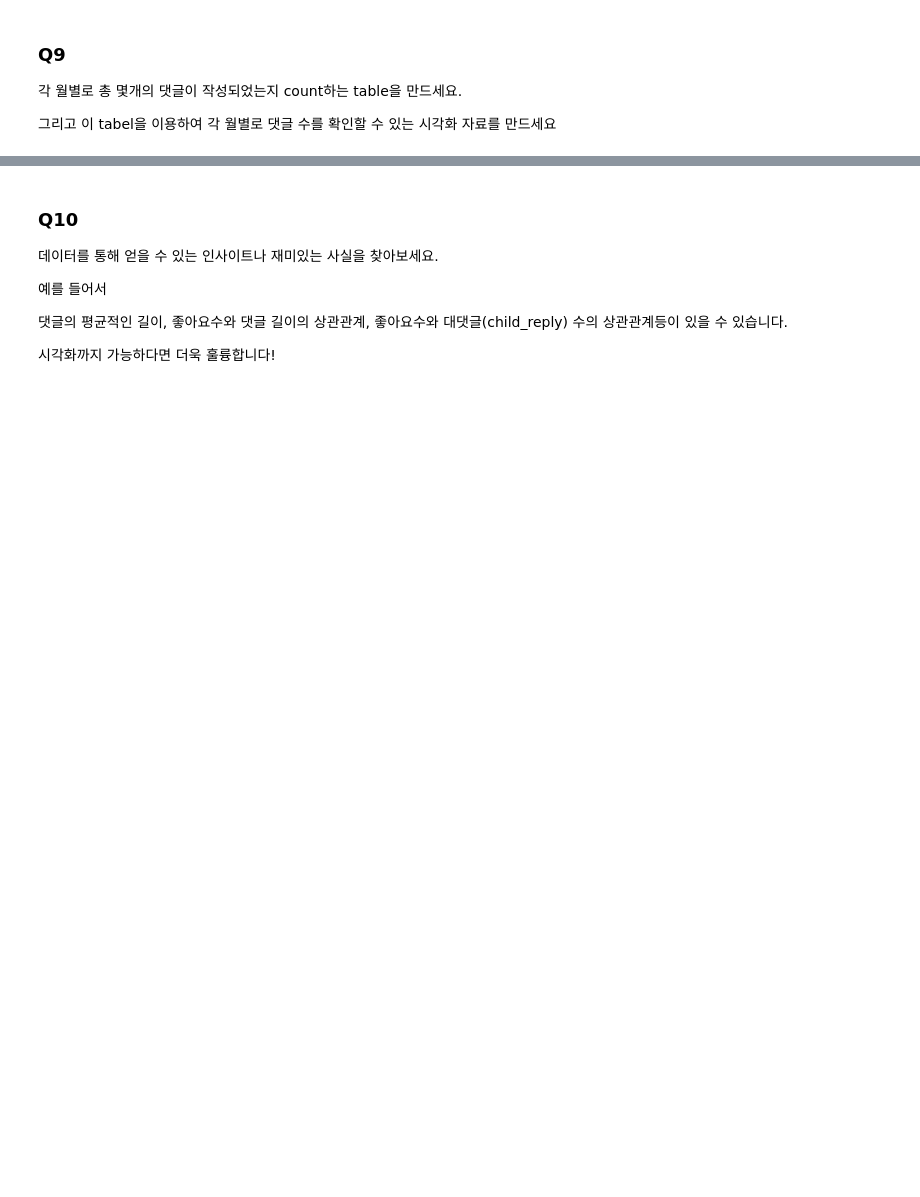
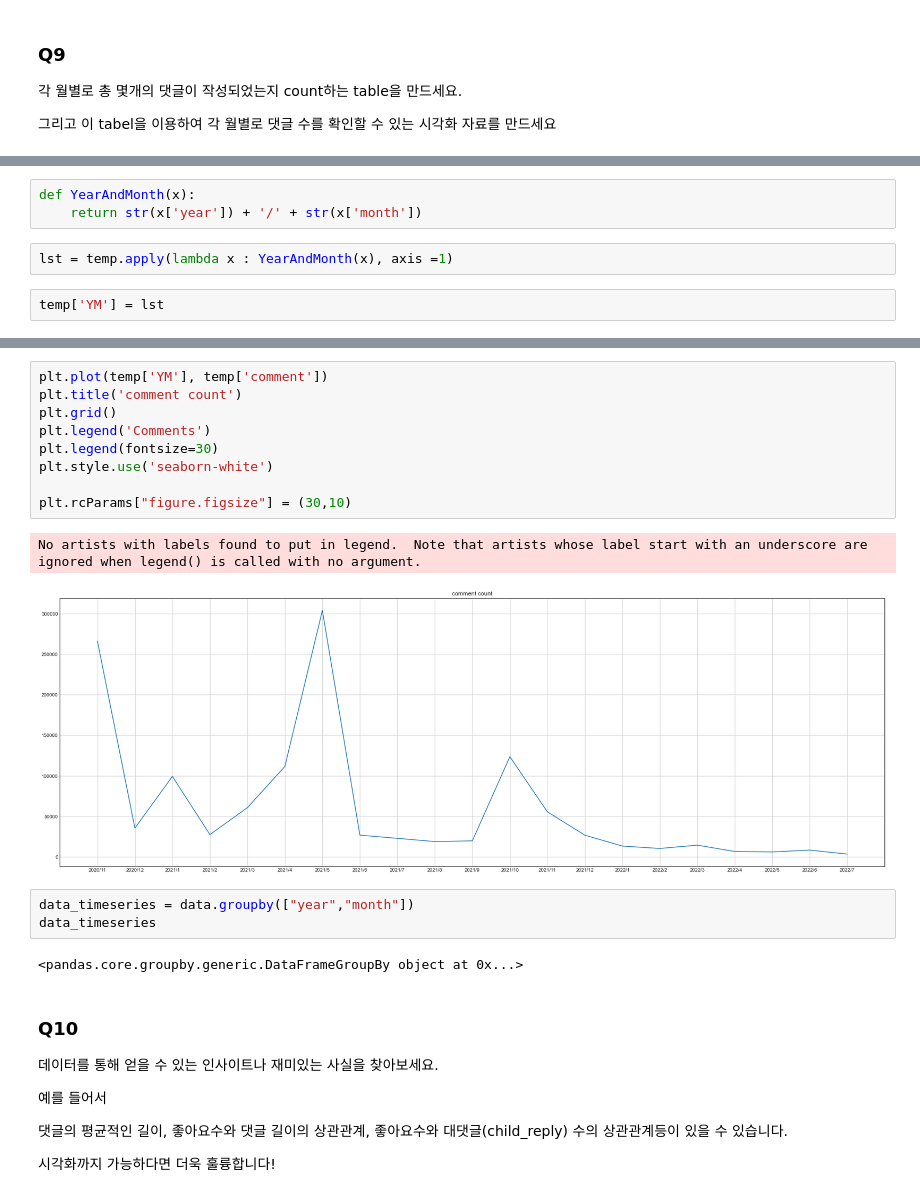
Before and after one commit to gyurihan/python_study, a Jupyter notebook: practice/Python_Quiz.ipynb, the cells around one changed output, grey strips where cells are left out. Saved outputs shown, nothing was run; the diff lists cells and outputs as text; blank space fills up the shorter version.

```diff
--- a/practice/Python_Quiz.ipynb
+++ b/practice/Python_Quiz.ipynb
@@ -123,0 +343,7 @@ data에 month라는 새로운 column을 추가하고 해당 댓글이 몇월에
+# %%
+def YearAndMonth(x):
+    return str(x['year']) + '/' + str(x['month'])
+# %%
+lst = temp.apply(lambda x : YearAndMonth(x), axis =1)
+# %%
+temp['YM'] = lst
@@ -124,3 +374,20 @@ data에 month라는 새로운 column을 추가하고 해당 댓글이 몇월에
+# %%
+plt.plot(temp['YM'], temp['comment'])
+plt.title('comment count')
+plt.grid()
+plt.legend('Comments')
+plt.legend(fontsize=30)
+plt.style.use('seaborn-white')
+
+plt.rcParams["figure.figsize"] = (30,10)
+# %% [output]
+No artists with labels found to put in legend.  Note that artists whose label start with an underscore are ignored when legend() is called with no argument.
+[figure, added]
+# %%
+data_timeseries = data.groupby(["year","month"])
+data_timeseries
+# %% [output]
+<pandas.core.groupby.generic.DataFrameGroupBy object at 0x...>
 # %% [markdown]
 ### Q10
 데이터를 통해 얻을 수 있는 인사이트나 재미있는 사실을 찾아보세요.
```
Also changed, not shown: parts of 35 cells of this notebook.
